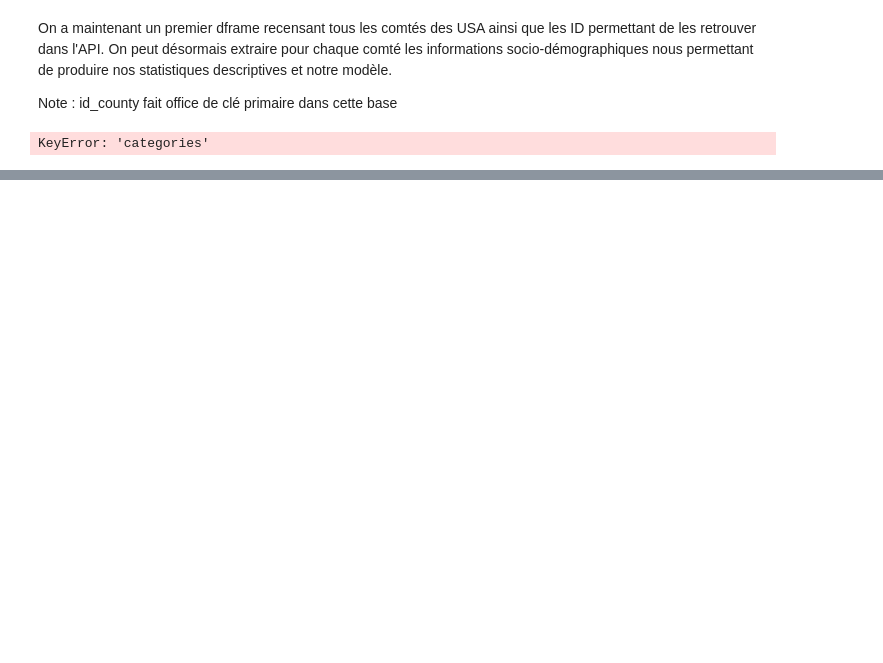
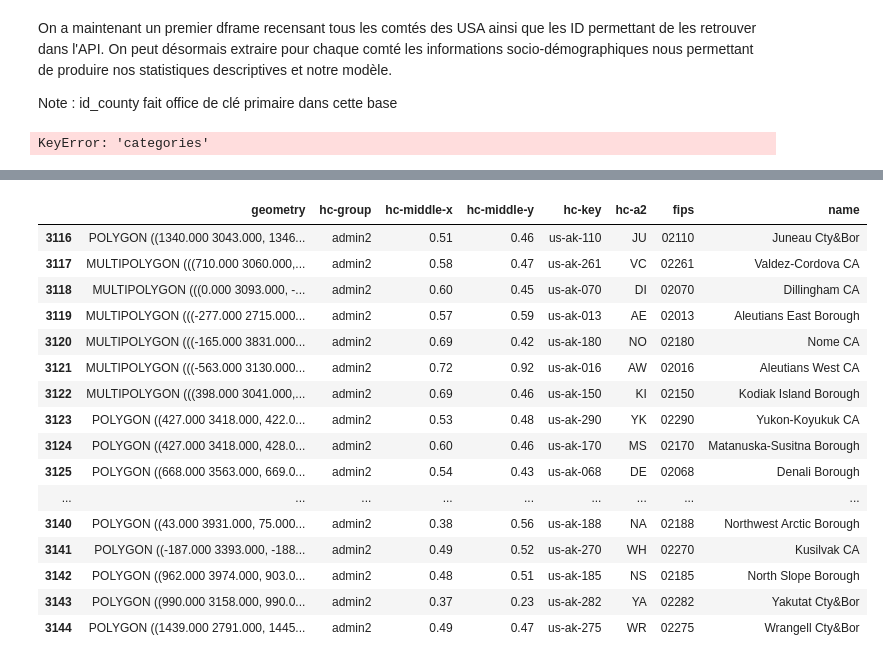
Before and after one commit to eleroux46/gun_violence, a Jupyter notebook: traitements_donnes.ipynb, the cells around one changed output, grey strips where cells are left out. Saved outputs shown, nothing was run; the diff lists cells and outputs as text; code cells hidden in the pictures; blank space fills up the shorter version.

Commit message:
attempt standardize county names

```diff
--- a/traitements_donnes.ipynb
+++ b/traitements_donnes.ipynb
@@ -204,0 +172,5 @@ TypeError: Non geometry data passed to GeoSeries constructor, received data of d
+# %%
+test_db = request_db(29802)
+test_db = gpd.GeoDataFrame.from_features(test_db['features'])
+test_db = test_db.loc[test_db['hc-group'] == 'admin2']
+test_db
@@ -204,0 +191,20 @@ TypeError: Non geometry data passed to GeoSeries constructor, received data of d
+# %%
+test_db.loc[test_db['hc-key'].str.startswith('us-ak')]
+# %% [output]
+|  | geometry | hc-group | hc-middle-x | hc-middle-y | hc-key | hc-a2 | fips | name |
+| 3116 | POLYGON ((1340.000 3043.000, 1346... | admin2 | 0.51 | 0.46 | us-ak-110 | JU | 02110 | Juneau Cty&Bor |
+| 3117 | MULTIPOLYGON (((710.000 3060.000,... | admin2 | 0.58 | 0.47 | us-ak-261 | VC | 02261 | Valdez-Cordova CA |
+| 3118 | MULTIPOLYGON (((0.000 3093.000, -... | admin2 | 0.60 | 0.45 | us-ak-070 | DI | 02070 | Dillingham CA |
+| 3119 | MULTIPOLYGON (((-277.000 2715.000... | admin2 | 0.57 | 0.59 | us-ak-013 | AE | 02013 | Aleutians East Borough |
+| 3120 | MULTIPOLYGON (((-165.000 3831.000... | admin2 | 0.69 | 0.42 | us-ak-180 | NO | 02180 | Nome CA |
+| 3121 | MULTIPOLYGON (((-563.000 3130.000... | admin2 | 0.72 | 0.92 | us-ak-016 | AW | 02016 | Aleutians West CA |
+| 3122 | MULTIPOLYGON (((398.000 3041.000,... | admin2 | 0.69 | 0.46 | us-ak-150 | KI | 02150 | Kodiak Island Borough |
+| 3123 | POLYGON ((427.000 3418.000, 422.0... | admin2 | 0.53 | 0.48 | us-ak-290 | YK | 02290 | Yukon-Koyukuk CA |
+| 3124 | POLYGON ((427.000 3418.000, 428.0... | admin2 | 0.60 | 0.46 | us-ak-170 | MS | 02170 | Matanuska-Susitna Borough |
+| 3125 | POLYGON ((668.000 3563.000, 669.0... | admin2 | 0.54 | 0.43 | us-ak-068 | DE | 02068 | Denali Borough |
+| ... | ... | ... | ... | ... | ... | ... | ... | ... |
+| 3140 | POLYGON ((43.000 3931.000, 75.000... | admin2 | 0.38 | 0.56 | us-ak-188 | NA | 02188 | Northwest Arctic Borough |
+| 3141 | POLYGON ((-187.000 3393.000, -188... | admin2 | 0.49 | 0.52 | us-ak-270 | WH | 02270 | Kusilvak CA |
+| 3142 | POLYGON ((962.000 3974.000, 903.0... | admin2 | 0.48 | 0.51 | us-ak-185 | NS | 02185 | North Slope Borough |
+| 3143 | POLYGON ((990.000 3158.000, 990.0... | admin2 | 0.37 | 0.23 | us-ak-282 | YA | 02282 | Yakutat Cty&Bor |
+| 3144 | POLYGON ((1439.000 2791.000, 1445... | admin2 | 0.49 | 0.47 | us-ak-275 | WR | 02275 | Wrangell Cty&Bor |
```
Also changed, not shown: parts of 10 cells of this notebook.
